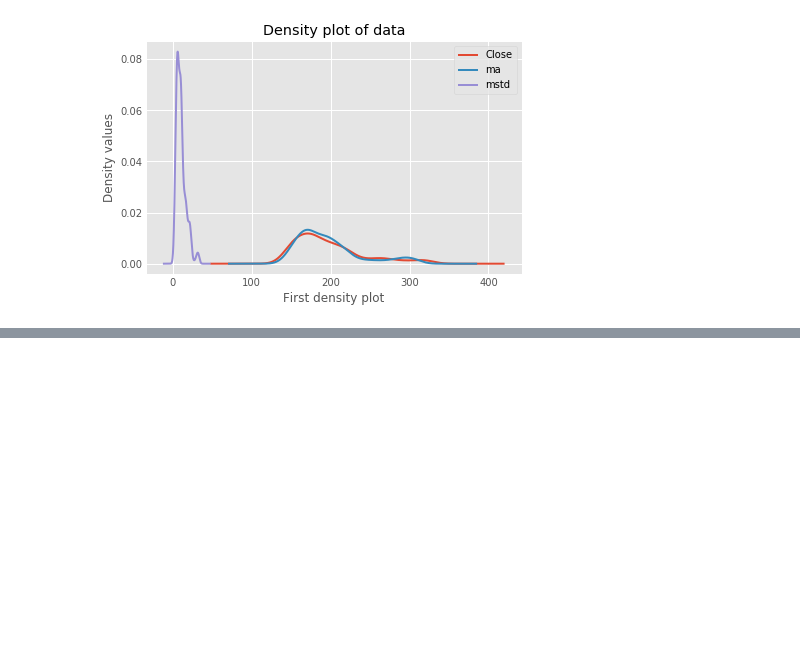
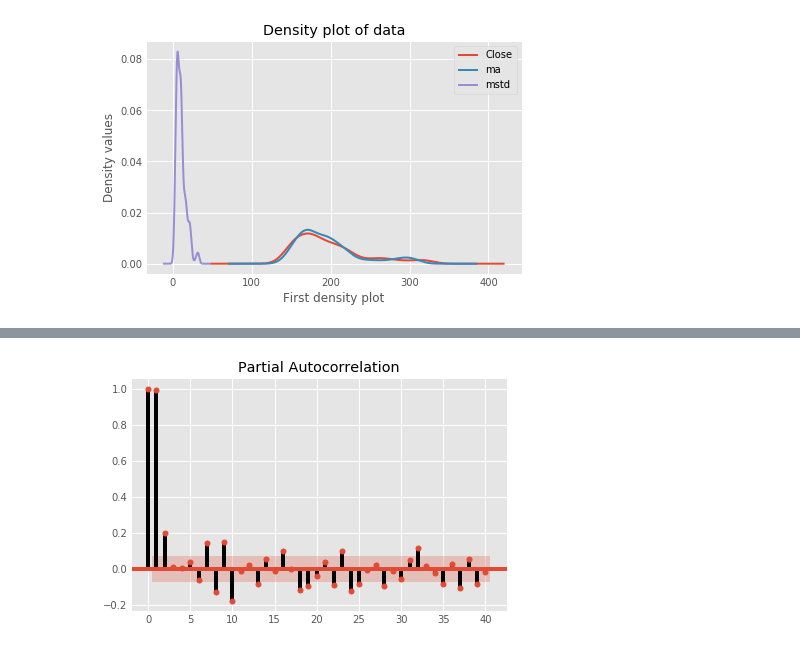
Before and after one commit to hilljtm/py_practice, a Jupyter notebook: visualizing_time_series.ipynb, the cells around one changed output, grey strips where cells are left out. Cells and saved outputs as stored; diff of their text form; code cells hidden in the pictures; blank space fills up the shorter version.

```diff
--- a/visualizing_time_series.ipynb
+++ b/visualizing_time_series.ipynb
@@ -262,0 +276,9 @@ plt.show()
+# %%
+# Plotting partial autocorrelations
+# Partial autocorrelation removes the effect of previous time points
+# The red shaded regions show that the observed partial autocorrelation values are statistically significant
+fig = tsaplots.plot_pacf(df1['Close'], lags=40)
+
+plt.show()
+# %% [output]
+[figure, added]
```
Also changed, not shown: parts of 7 cells of this notebook.
